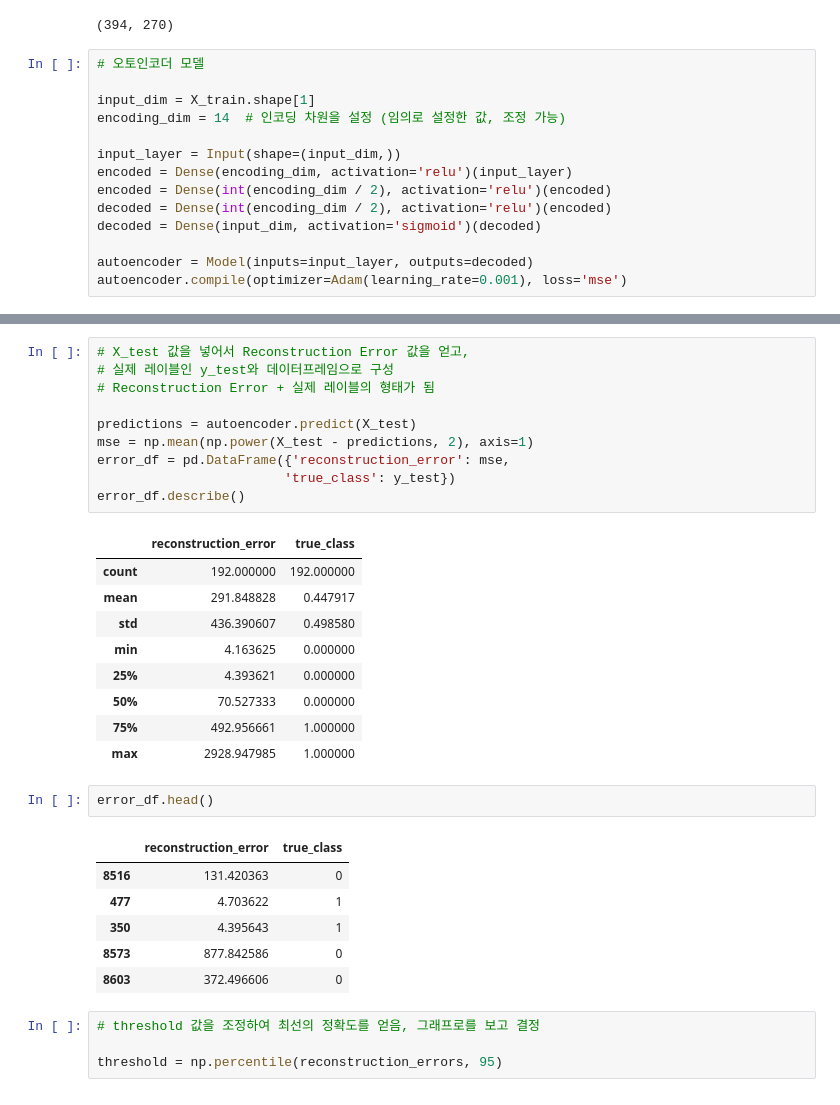
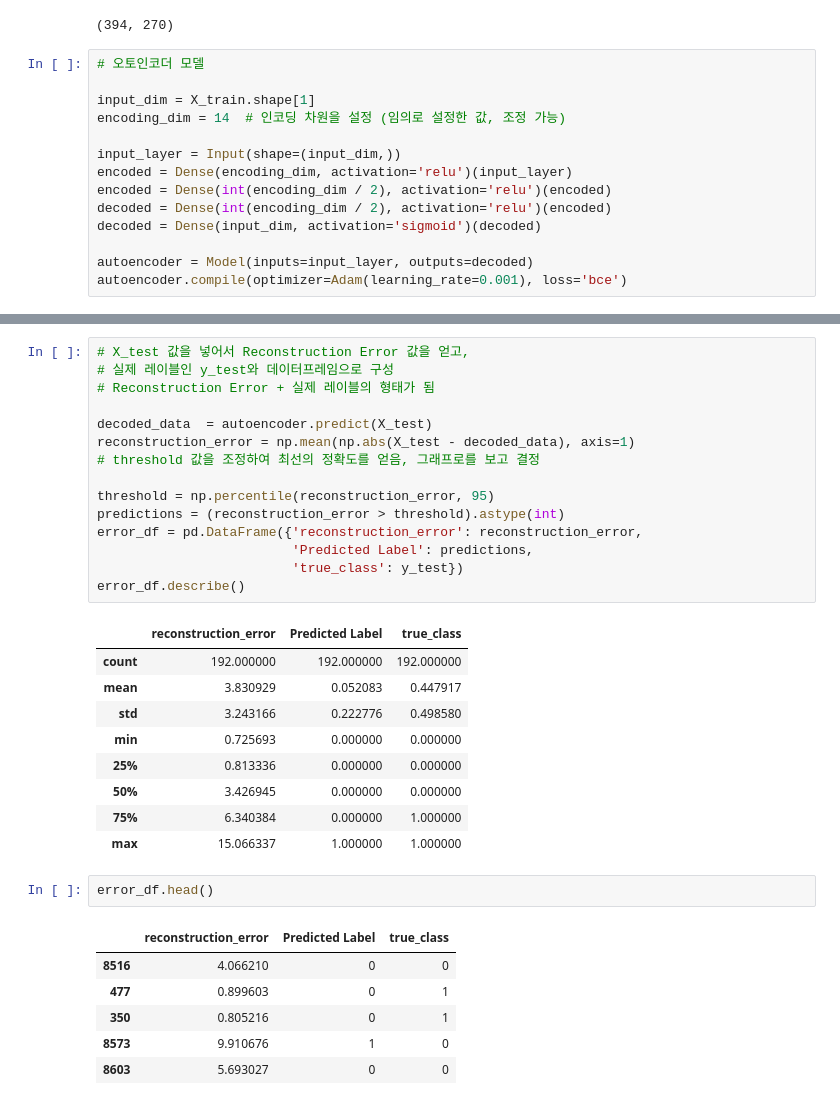
Before and after one commit to kkemman/DeepLearning, a Jupyter notebook: 5weeks/DSA_features_AE.ipynb, the cells around one changed output, grey strips where cells are left out. Drawn from its saved outputs; the diff is of its cells as text.

```diff
--- a/5weeks/DSA_features_AE.ipynb
+++ b/5weeks/DSA_features_AE.ipynb
@@ -149,7 +147,7 @@ decoded = Dense(int(encoding_dim / 2), activation='relu')(encoded)
 decoded = Dense(input_dim, activation='sigmoid')(decoded)
 
 autoencoder = Model(inputs=input_layer, outputs=decoded)
-autoencoder.compile(optimizer=Adam(learning_rate=0.001), loss='mse')
+autoencoder.compile(optimizer=Adam(learning_rate=0.001), loss='bce')
 # %%
 # 3. 모델 학습
 # 훈련데이터의 0.1 을 validation data로 사용
@@ -188,36 +186,37 @@ plt.legend(['train', 'test'], loc='upper right');
 # %%
 # X_test 값을 넣어서 Reconstruction Error 값을 얻고,
 # 실제 레이블인 y_test와 데이터프레임으로 구성
 # Reconstruction Error + 실제 레이블의 형태가 됨
 
-predictions = autoencoder.predict(X_test)
-mse = np.mean(np.power(X_test - predictions, 2), axis=1)
-error_df = pd.DataFrame({'reconstruction_error': mse,
-                        'true_class': y_test})
+decoded_data  = autoencoder.predict(X_test)
+reconstruction_error = np.mean(np.abs(X_test - decoded_data), axis=1)
+# threshold 값을 조정하여 최선의 정확도를 얻음, 그래프로를 보고 결정
+
+threshold = np.percentile(reconstruction_error, 95)
+predictions = (reconstruction_error > threshold).astype(int)
+error_df = pd.DataFrame({'reconstruction_error': reconstruction_error,
+                         'Predicted Label': predictions,
+                         'true_class': y_test})
 error_df.describe()
 # %% [output]
-|  | reconstruction_error | true_class |
-| count | 192.000000 | 192.000000 |
-| mean | 291.848828 | 0.447917 |
-| std | 436.390607 | 0.498580 |
-| min | 4.163625 | 0.000000 |
-| 25% | 4.393621 | 0.000000 |
-| 50% | 70.527333 | 0.000000 |
-| 75% | 492.956661 | 1.000000 |
-| max | 2928.947985 | 1.000000 |
+|  | reconstruction_error | Predicted Label | true_class |
+| count | 192.000000 | 192.000000 | 192.000000 |
+| mean | 3.830929 | 0.052083 | 0.447917 |
+| std | 3.243166 | 0.222776 | 0.498580 |
+| min | 0.725693 | 0.000000 | 0.000000 |
+| 25% | 0.813336 | 0.000000 | 0.000000 |
+| 50% | 3.426945 | 0.000000 | 0.000000 |
+| 75% | 6.340384 | 0.000000 | 1.000000 |
+| max | 15.066337 | 1.000000 | 1.000000 |
 # %%
 error_df.head()
 # %% [output]
-|  | reconstruction_error | true_class |
-| 8516 | 131.420363 | 0 |
-| 477 | 4.703622 | 1 |
-| 350 | 4.395643 | 1 |
-| 8573 | 877.842586 | 0 |
-| 8603 | 372.496606 | 0 |
+|  | reconstruction_error | Predicted Label | true_class |
+| 8516 | 4.066210 | 0 | 0 |
+| 477 | 0.899603 | 0 | 1 |
+| 350 | 0.805216 | 0 | 1 |
+| 8573 | 9.910676 | 1 | 0 |
+| 8603 | 5.693027 | 0 | 0 |
-# %%
-# threshold 값을 조정하여 최선의 정확도를 얻음, 그래프로를 보고 결정
-
-threshold = np.percentile(reconstruction_errors, 95)
 # %%
 groups = error_df.groupby('true_class')
 fig, ax = plt.subplots()
```
Also changed, not shown: parts of 7 cells of this notebook.
